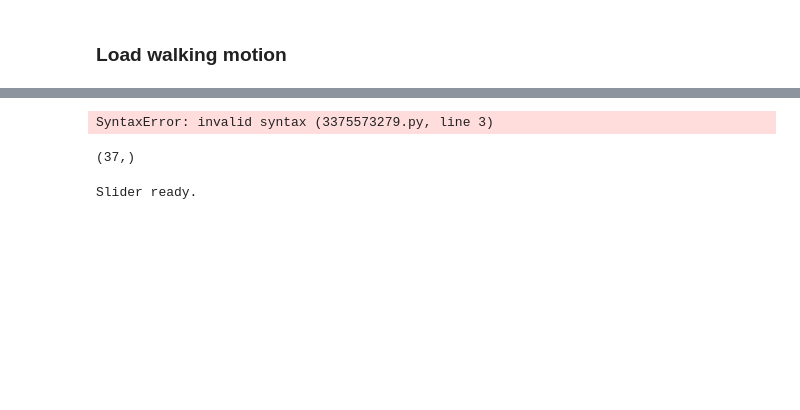
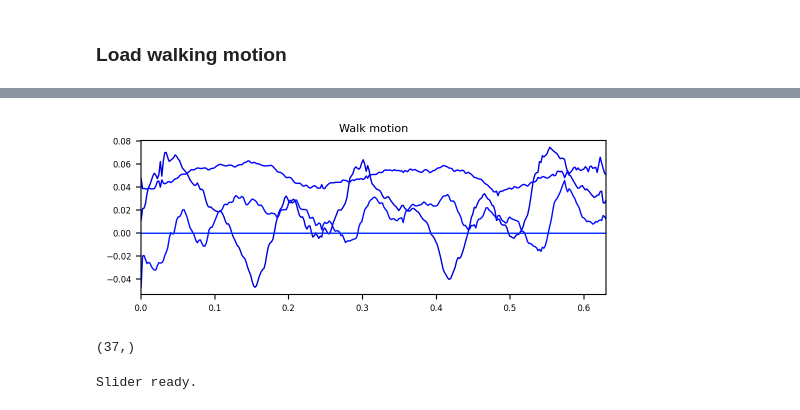
Before and after one commit to y0-0n/mujoco-motion, a Jupyter notebook: code/demo_smplrig_02_walk_motion.ipynb, the cells around one changed output, grey strips where cells are left out. Saved outputs shown, nothing was run; the diff lists cells and outputs as text; code cells hidden in the pictures; blank space fills up the shorter version.

```diff
--- a/code/demo_smplrig_02_walk_motion.ipynb
+++ b/code/demo_smplrig_02_walk_motion.ipynb
@@ -50,13 +82,13 @@ print ("[%s] loaded."%(pkl_path))
 # %%
 plt.figure(figsize=(6,2))
 colors = plt.get_cmap('jet')(np.linspace(0,1,qs.shape[1]))
-for i_idx in [2]:#:range(qs.shape[1]):
+for i_idx in [3,4,5,6]:#:range(qs.shape[1]):
     plt.plot(times,qs[:,i_idx],'-',lw=1,color=colors[i_idx])
 plt.xlim([times[0],times[-1]])
 plt.title('Walk motion',fontsize=8)
 plt.show()
 # %% [output]
-SyntaxError: invalid syntax (3375573279.py, line 3)
+[figure, added]
 # %%
 # Set which joints to control
 rev_joint_names = env.rev_joint_names
```
Also changed, not shown: parts of 9 cells of this notebook, 10 other files.
